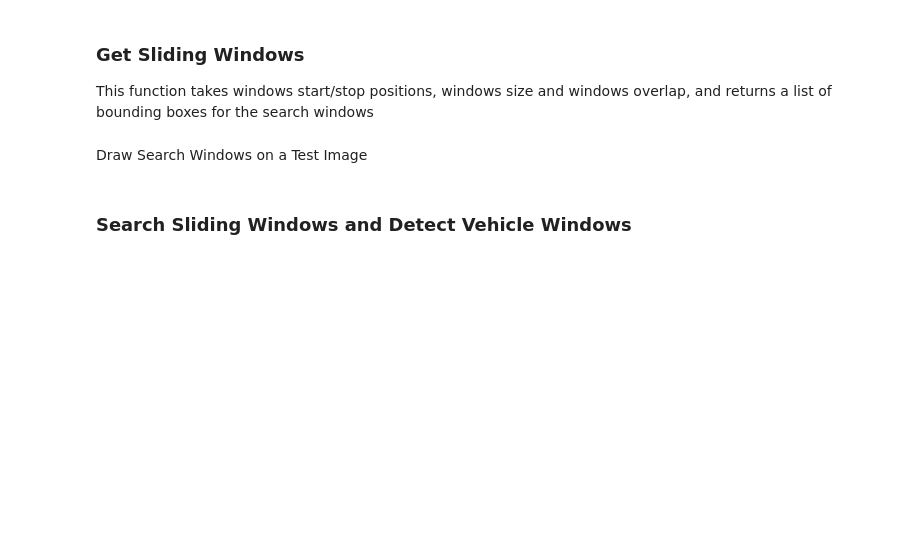
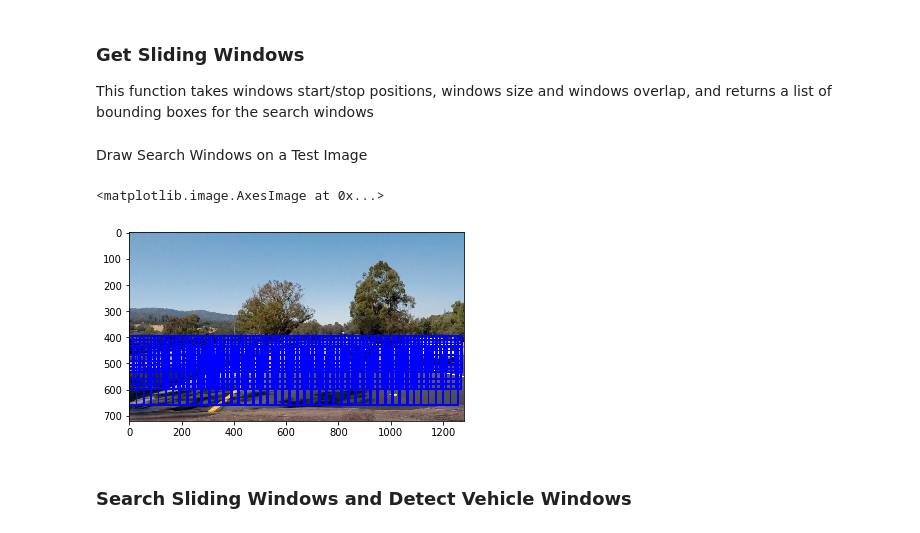
Before and after one commit to vinny-palumbo/AutonomousCars-VehicleDetection, a Jupyter notebook: pipeline.ipynb, the cells around one changed output. Saved outputs shown, nothing was run; the diff lists cells and outputs as text; code cells hidden in the pictures; blank space fills up the shorter version.

```diff
--- a/pipeline.ipynb
+++ b/pipeline.ipynb
@@ -478,36 +531,39 @@ Draw Search Windows on a Test Image
 # %%
 # Test image shape
 image_height = test_image.shape[0]
 image_width = test_image.shape[1]
 
 # Parameters for small windows
 x_start_stop_small=[0, image_width]
-y_start_stop_small=[int(image_height*0.55), int(image_height*0.70)]
+y_start_stop_small=[int(image_height*0.55), int(image_height*0.75)]
 xy_window_small=(96, 96)
 
 # Parameters for medium windows
 x_start_stop_medium=[0, image_width]
-y_start_stop_medium=[int(image_height*0.55), int(image_height*0.85)]
+y_start_stop_medium=[int(image_height*0.60), int(image_height*0.85)]
 xy_window_medium=(128, 128)
 
 # Parameters for large windows
 x_start_stop_large=[0, image_width]
-y_start_stop_large=[int(image_height*0.55), int(image_height*0.95)]
+y_start_stop_large=[int(image_height*0.65), int(image_height*0.95)]
 xy_window_large=(192, 192)
 
 # Prepare Parameters for slide_window() function
 x_start_stop = [x_start_stop_small, x_start_stop_medium, x_start_stop_large]
 y_start_stop = [y_start_stop_small, y_start_stop_medium, y_start_stop_large]
 xy_window = [xy_window_small, xy_window_medium, xy_window_large]
 
 xy_overlap=(0.85, 0.85)
 
 windows = slide_window(test_image, x_start_stop, y_start_stop,
                     xy_window, xy_overlap)
 
 window_img = draw_boxes(test_image, windows, color=(0, 0, 255), thick=6)
 
 plt.imshow(window_img)
+# %% [output]
+<matplotlib.image.AxesImage at 0x...>
+[figure, added]
 # %% [markdown]
 ### Search Sliding Windows and Detect Vehicle Windows
 # %%
```
Also changed, not shown: parts of 24 cells of this notebook, 1 other file.
